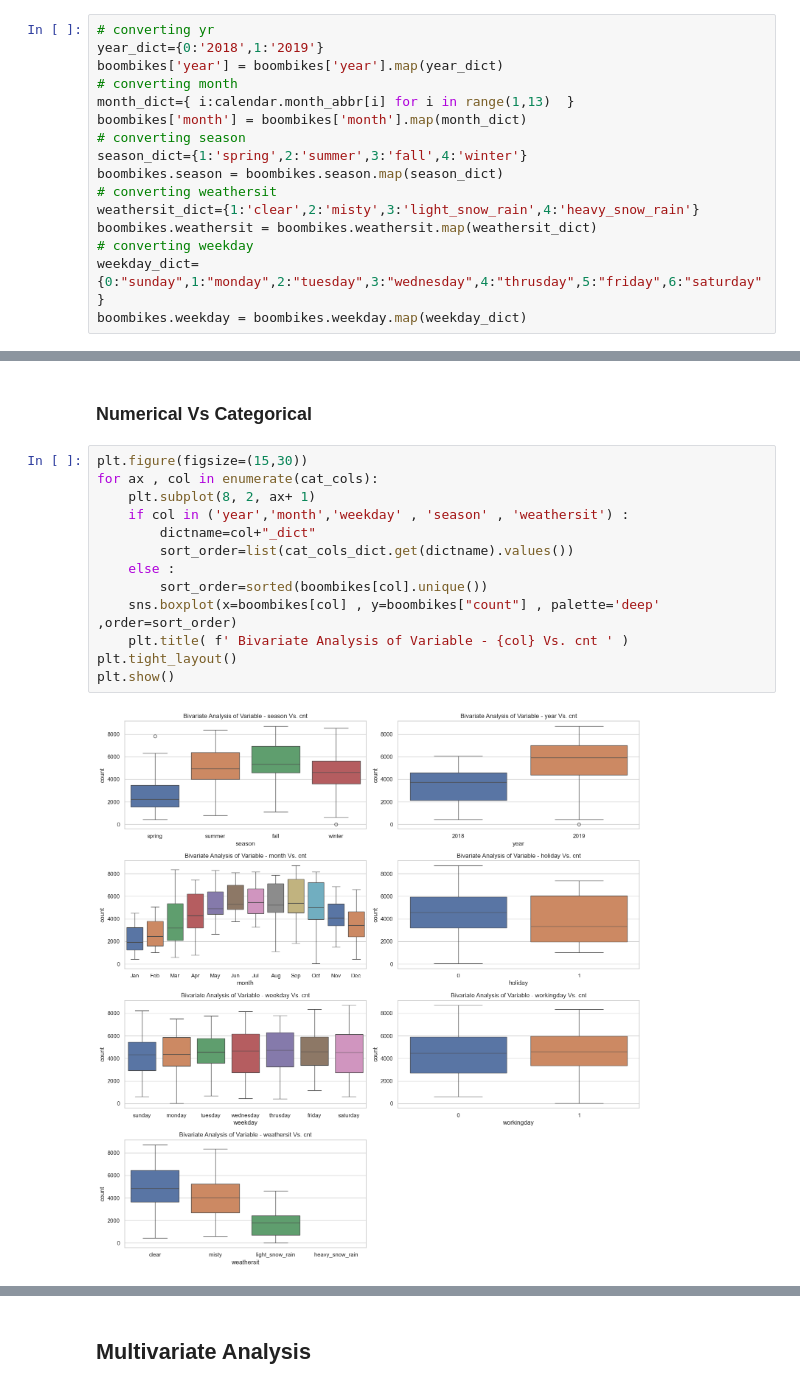
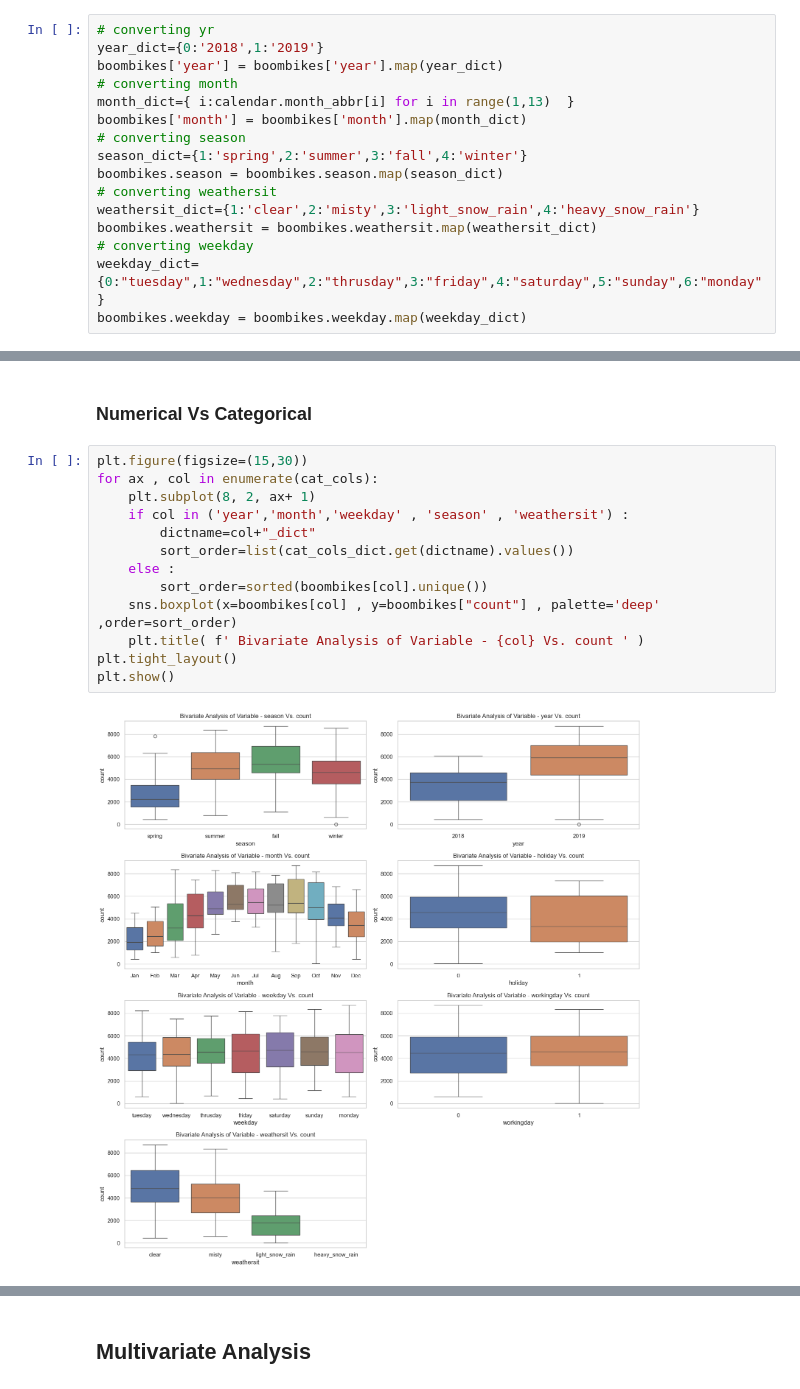
Before and after one commit to arnabberawork/BoomBikesSharingCaseStudy, a Jupyter notebook: Boom Bikes Sharing Assignment_Arnab Bera.ipynb, the cells around one changed output, grey strips where cells are left out. Saved outputs shown, nothing was run; the diff lists cells and outputs as text.

```diff
--- a/Boom Bikes Sharing Assignment_Arnab Bera.ipynb
+++ b/Boom Bikes Sharing Assignment_Arnab Bera.ipynb
@@ -180,7 +183,7 @@ boombikes.season = boombikes.season.map(season_dict)
 weathersit_dict={1:'clear',2:'misty',3:'light_snow_rain',4:'heavy_snow_rain'}
 boombikes.weathersit = boombikes.weathersit.map(weathersit_dict)
 # converting weekday
-weekday_dict={0:"sunday",1:"monday",2:"tuesday",3:"wednesday",4:"thrusday",5:"friday",6:"saturday"}
+weekday_dict={0:"tuesday",1:"wednesday",2:"thrusday",3:"friday",4:"saturday",5:"sunday",6:"monday"}
 boombikes.weekday = boombikes.weekday.map(weekday_dict)
 # %%
 cat_cols_dict = { "year_dict":year_dict,
@@ -370,17 +377,17 @@ plt.show()
 # %%
 plt.figure(figsize=(15,30))
 for ax , col in enumerate(cat_cols):
     plt.subplot(8, 2, ax+ 1)
     if col in ('year','month','weekday' , 'season' , 'weathersit') :
         dictname=col+"_dict"
         sort_order=list(cat_cols_dict.get(dictname).values())
     else :
         sort_order=sorted(boombikes[col].unique())
     sns.boxplot(x=boombikes[col] , y=boombikes["count"] , palette='deep' ,order=sort_order)
-    plt.title( f' Bivariate Analysis of Variable - {col} Vs. cnt ' )
+    plt.title( f' Bivariate Analysis of Variable - {col} Vs. count ' )
 plt.tight_layout()
 plt.show()
 # %% [output]
-[figure, old version]
+[figure, new version]
 # %% [markdown]
 #### Observations :
```
Also changed, not shown: parts of 96 cells of this notebook, 2 other files.
